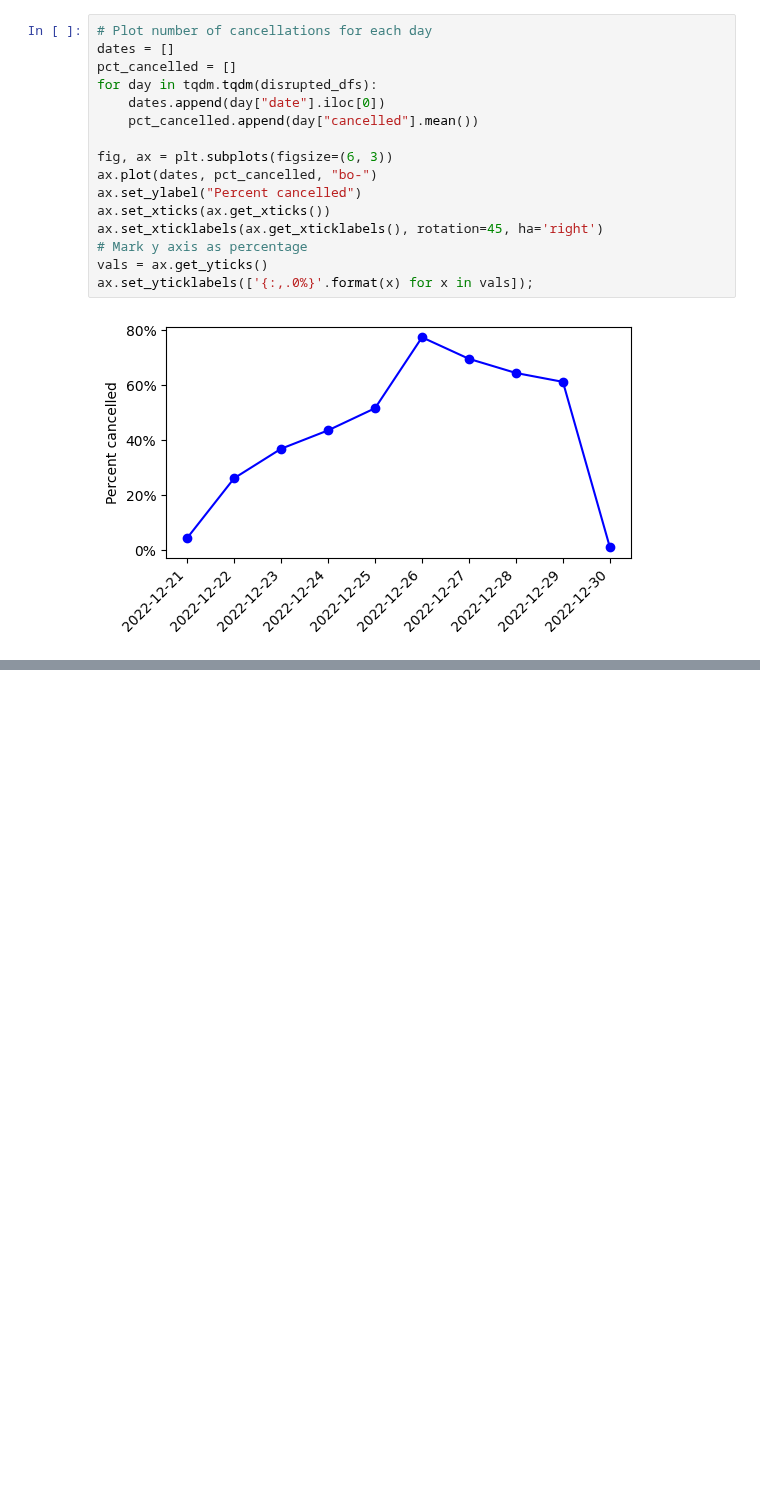
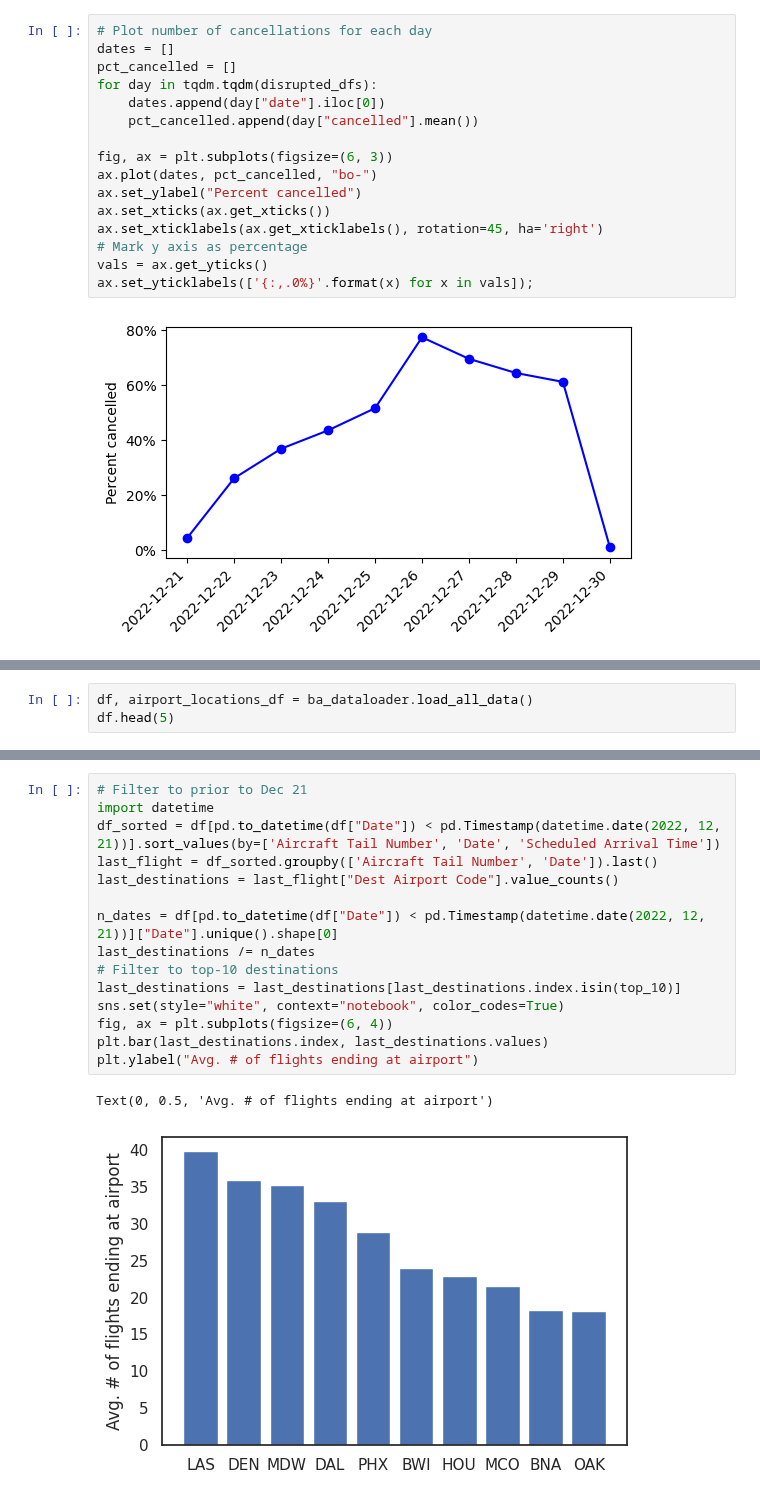
Before and after one commit to dawsonc/BayesAir, a Jupyter notebook: scripts/notebooks/wn_exploratory.ipynb, the cells around one changed output, grey strips where cells are left out. Cells and saved outputs as stored; diff of their text form; blank space fills up the shorter version.

```diff
--- a/scripts/notebooks/wn_exploratory.ipynb
+++ b/scripts/notebooks/wn_exploratory.ipynb
@@ -162,0 +152,3 @@ array(['DAL', 'DEN', 'MDW', 'LAS'], dtype=object)
+# %%
+df, airport_locations_df = ba_dataloader.load_all_data()
+df.head(5)
@@ -162,0 +163,18 @@ array(['DAL', 'DEN', 'MDW', 'LAS'], dtype=object)
+# %%
+# Filter to prior to Dec 21
+import datetime
+df_sorted = df[pd.to_datetime(df["Date"]) < pd.Timestamp(datetime.date(2022, 12, 21))].sort_values(by=['Aircraft Tail Number', 'Date', 'Scheduled Arrival Time'])
+last_flight = df_sorted.groupby(['Aircraft Tail Number', 'Date']).last()
+last_destinations = last_flight["Dest Airport Code"].value_counts()
+
+n_dates = df[pd.to_datetime(df["Date"]) < pd.Timestamp(datetime.date(2022, 12, 21))]["Date"].unique().shape[0]
+last_destinations /= n_dates
+# Filter to top-10 destinations
+last_destinations = last_destinations[last_destinations.index.isin(top_10)]
+sns.set(style="white", context="notebook", color_codes=True)
+fig, ax = plt.subplots(figsize=(6, 4))
+plt.bar(last_destinations.index, last_destinations.values)
+plt.ylabel("Avg. # of flights ending at airport")
+# %% [output]
+Text(0, 0.5, 'Avg. # of flights ending at airport')
+[figure, added]
```
Also changed, not shown: parts of 11 cells of this notebook, 16 other files.
